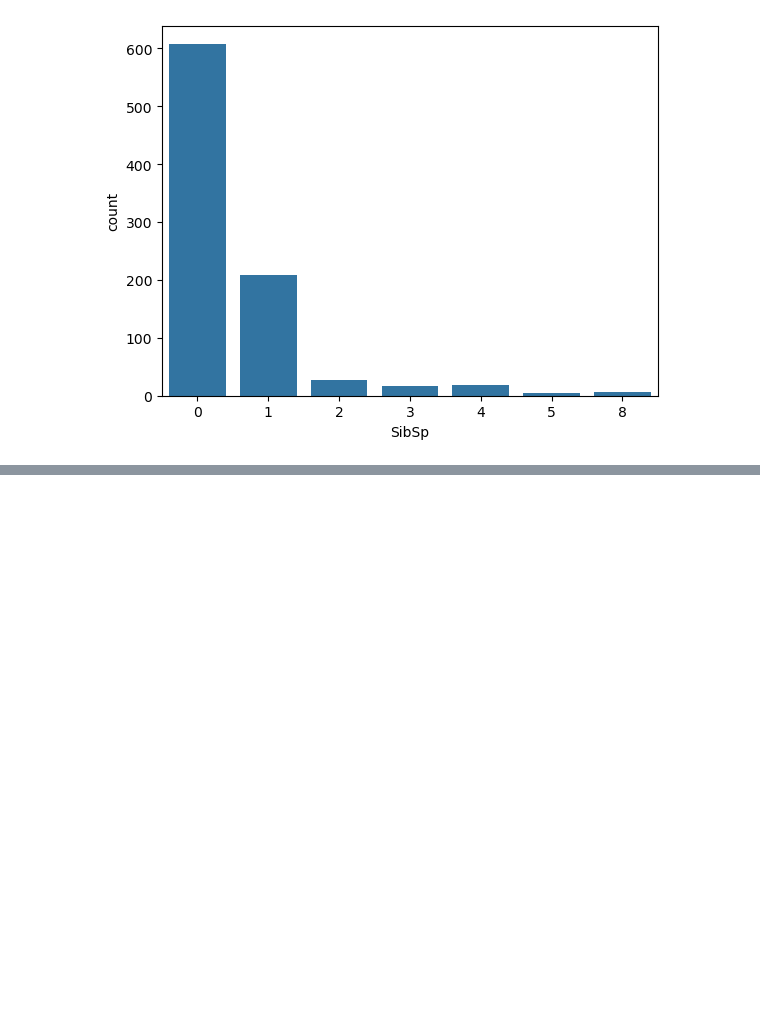
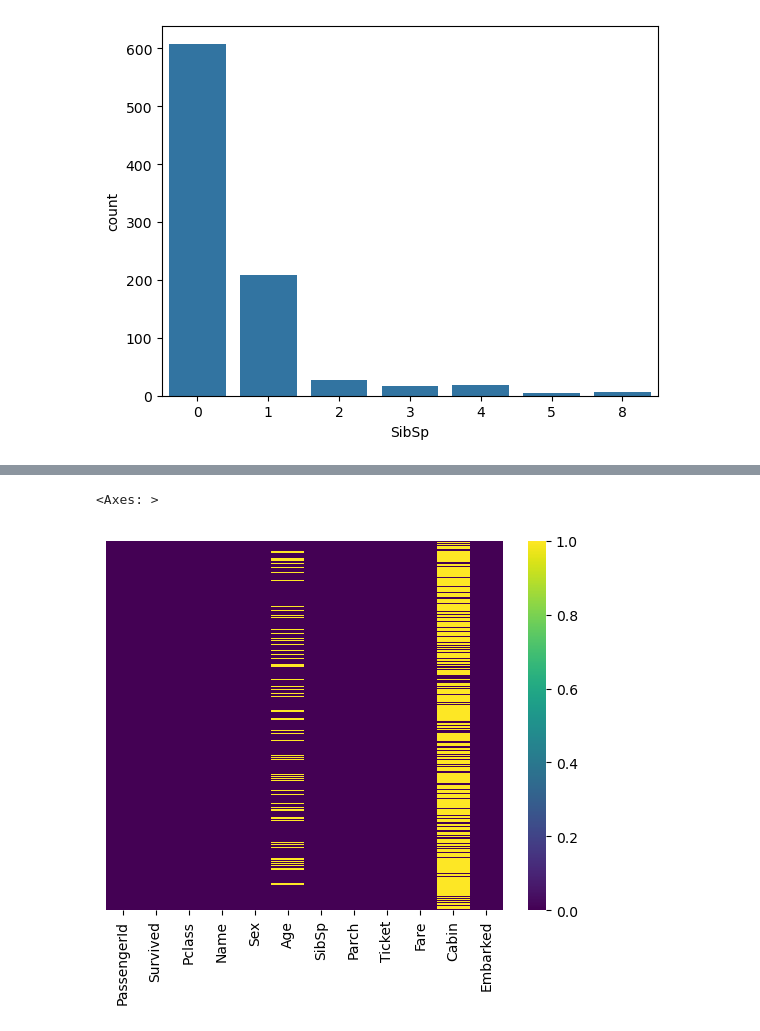
Before and after one commit to marvin-works/Data-Science-2, a Jupyter notebook: week_4/Titanic.ipynb, the cells around one changed output, grey strips where cells are left out. Saved outputs shown, nothing was run; the diff lists cells and outputs as text; code cells hidden in the pictures; blank space fills up the shorter version.

```diff
--- a/week_4/Titanic.ipynb
+++ b/week_4/Titanic.ipynb
@@ -82,0 +117,5 @@ sns.countplot(x="SibSp", data=titanic_data)
+# %%
+sns.heatmap(titanic_data.isnull(), yticklabels=False, cmap="viridis")
+# %% [output]
+<Axes: >
+[figure, added]
```
Also changed, not shown: parts of 48 cells of this notebook.
